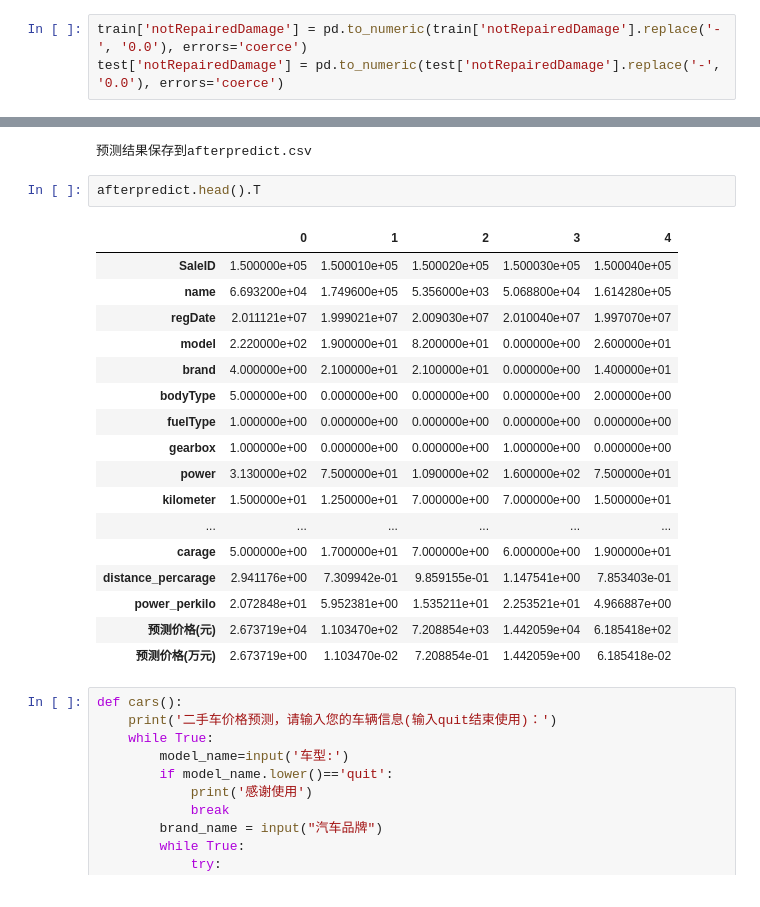
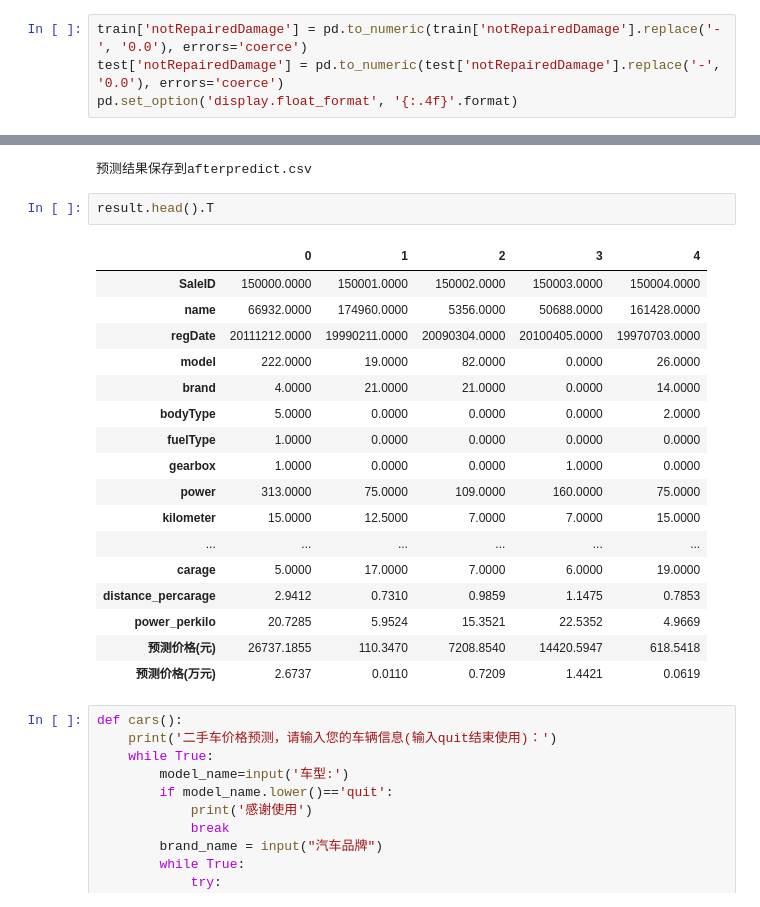
Before and after one commit to jiawen-yu/tianchi-price-predicition, a Jupyter notebook: notebooks/01_EDA.ipynb, the cells around one changed output, grey strips where cells are left out. Cells and saved outputs as stored; diff of their text form.

```diff
--- a/notebooks/01_EDA.ipynb
+++ b/notebooks/01_EDA.ipynb
@@ -305,6 +305,7 @@ train.tail().T
 # %%
 train['notRepairedDamage'] = pd.to_numeric(train['notRepairedDamage'].replace('-', '0.0'), errors='coerce')
 test['notRepairedDamage'] = pd.to_numeric(test['notRepairedDamage'].replace('-', '0.0'), errors='coerce')
+pd.set_option('display.float_format', '{:.4f}'.format)
 # %%
 plt.rcParams['font.sans-serif'] = ['Microsoft YaHei']
 plt.rcParams['axes.unicode_minus'] = False
@@ -451,25 +452,25 @@ result=test_csv('testA.csv','afterpredict.csv')
 # %% [output]
 预测结果保存到afterpredict.csv
 # %%
-afterpredict.head().T
+result.head().T
 # %% [output]
 |  | 0 | 1 | 2 | 3 | 4 |
-| SaleID | 1.500000e+05 | 1.500010e+05 | 1.500020e+05 | 1.500030e+05 | 1.500040e+05 |
-| name | 6.693200e+04 | 1.749600e+05 | 5.356000e+03 | 5.068800e+04 | 1.614280e+05 |
-| regDate | 2.011121e+07 | 1.999021e+07 | 2.009030e+07 | 2.010040e+07 | 1.997070e+07 |
-| model | 2.220000e+02 | 1.900000e+01 | 8.200000e+01 | 0.000000e+00 | 2.600000e+01 |
-| brand | 4.000000e+00 | 2.100000e+01 | 2.100000e+01 | 0.000000e+00 | 1.400000e+01 |
-| bodyType | 5.000000e+00 | 0.000000e+00 | 0.000000e+00 | 0.000000e+00 | 2.000000e+00 |
-| fuelType | 1.000000e+00 | 0.000000e+00 | 0.000000e+00 | 0.000000e+00 | 0.000000e+00 |
-| gearbox | 1.000000e+00 | 0.000000e+00 | 0.000000e+00 | 1.000000e+00 | 0.000000e+00 |
-| power | 3.130000e+02 | 7.500000e+01 | 1.090000e+02 | 1.600000e+02 | 7.500000e+01 |
-| kilometer | 1.500000e+01 | 1.250000e+01 | 7.000000e+00 | 7.000000e+00 | 1.500000e+01 |
+| SaleID | 150000.0000 | 150001.0000 | 150002.0000 | 150003.0000 | 150004.0000 |
+| name | 66932.0000 | 174960.0000 | 5356.0000 | 50688.0000 | 161428.0000 |
+| regDate | 20111212.0000 | 19990211.0000 | 20090304.0000 | 20100405.0000 | 19970703.0000 |
+| model | 222.0000 | 19.0000 | 82.0000 | 0.0000 | 26.0000 |
+| brand | 4.0000 | 21.0000 | 21.0000 | 0.0000 | 14.0000 |
+| bodyType | 5.0000 | 0.0000 | 0.0000 | 0.0000 | 2.0000 |
+| fuelType | 1.0000 | 0.0000 | 0.0000 | 0.0000 | 0.0000 |
+| gearbox | 1.0000 | 0.0000 | 0.0000 | 1.0000 | 0.0000 |
+| power | 313.0000 | 75.0000 | 109.0000 | 160.0000 | 75.0000 |
+| kilometer | 15.0000 | 12.5000 | 7.0000 | 7.0000 | 15.0000 |
 | ... | ... | ... | ... | ... | ... |
-| carage | 5.000000e+00 | 1.700000e+01 | 7.000000e+00 | 6.000000e+00 | 1.900000e+01 |
-| distance_percarage | 2.941176e+00 | 7.309942e-01 | 9.859155e-01 | 1.147541e+00 | 7.853403e-01 |
-| power_perkilo | 2.072848e+01 | 5.952381e+00 | 1.535211e+01 | 2.253521e+01 | 4.966887e+00 |
-| 预测价格(元) | 2.673719e+04 | 1.103470e+02 | 7.208854e+03 | 1.442059e+04 | 6.185418e+02 |
-| 预测价格(万元) | 2.673719e+00 | 1.103470e-02 | 7.208854e-01 | 1.442059e+00 | 6.185418e-02 |
+| carage | 5.0000 | 17.0000 | 7.0000 | 6.0000 | 19.0000 |
+| distance_percarage | 2.9412 | 0.7310 | 0.9859 | 1.1475 | 0.7853 |
+| power_perkilo | 20.7285 | 5.9524 | 15.3521 | 22.5352 | 4.9669 |
+| 预测价格(元) | 26737.1855 | 110.3470 | 7208.8540 | 14420.5947 | 618.5418 |
+| 预测价格(万元) | 2.6737 | 0.0110 | 0.7209 | 1.4421 | 0.0619 |
 # %%
 def cars():
     print('二手车价格预测，请输入您的车辆信息(输入quit结束使用)：')
```
Also changed, not shown: parts of 4 cells of this notebook.
